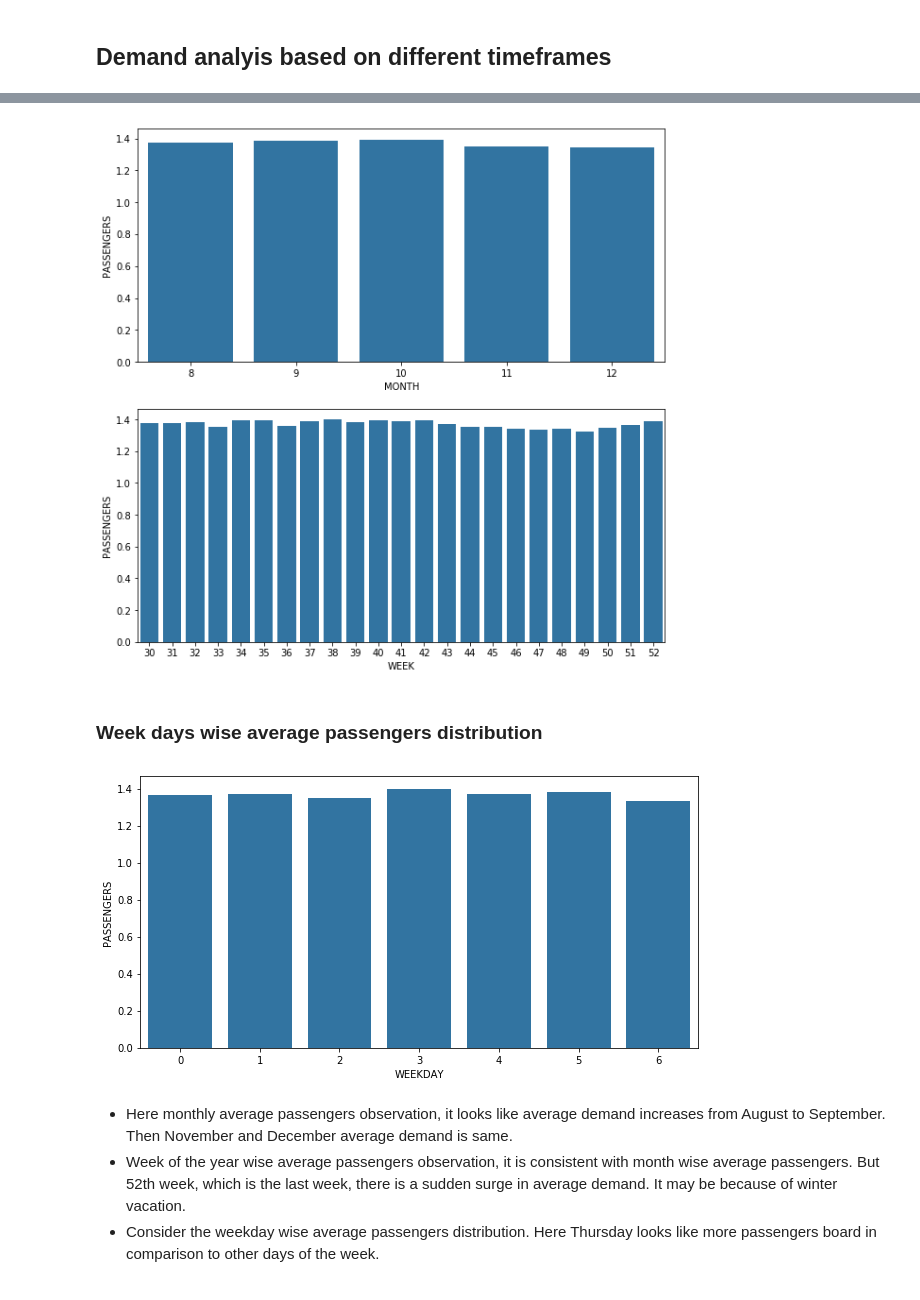
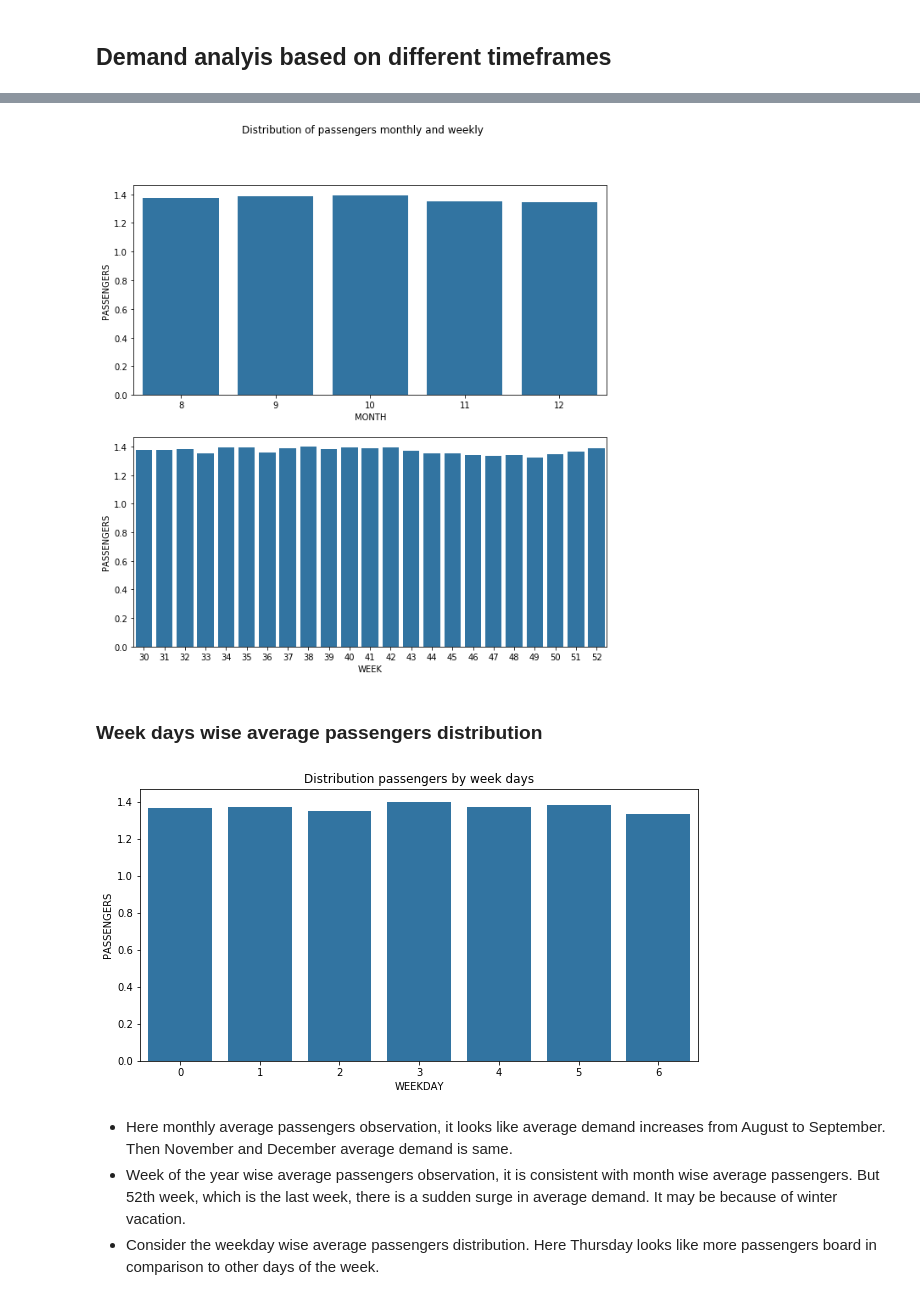
Before and after one commit to vaibhavmaurya/BusAndTicketsOptimization, a Jupyter notebook: notebooks/PassengersDistributionAnalysis.ipynb, the cells around one changed output, grey strips where cells are left out. Saved outputs shown, nothing was run; the diff lists cells and outputs as text; code cells hidden in the pictures.

```diff
--- a/notebooks/PassengersDistributionAnalysis.ipynb
+++ b/notebooks/PassengersDistributionAnalysis.ipynb
@@ -62,21 +64,23 @@ def distributionPlot(a, ax):
 # %%
 fig, ax = plt.subplots(nrows=2, figsize = [10,10])
 
 default_color = sb.color_palette()[0]
 
 for x,y in [(0,"MONTH"),(1,"WEEK")]:
     distributionPlot(df.groupby(y).PASSENGERS.mean(), ax[x])
 
-plt.show()
+fig.suptitle("Distribution of passengers monthly and weekly")
+plt.show();
 # %% [output]
-[figure, old version]
+[figure, new version]
 # %% [markdown]
 ### Week days wise average passengers distribution
 # %%
 fig, ax = plt.subplots(nrows=1, figsize = [10,5])
 distributionPlot(df.groupby("WEEKDAY").PASSENGERS.mean(), ax)
+plt.title("Distribution passengers by week days");
 # %% [output]
-[figure, old version]
+[figure, new version]
 # %% [markdown]
 - Here monthly average passengers observation, it looks like average demand increases from August to September. Then November and December average demand is same.
 - Week of the year wise average passengers observation, it is consistent with month wise average passengers. But 52th week, which is the last week, there is a sudden surge in average demand. It may be because of winter vacation.
```
Also changed, not shown: parts of 7 cells of this notebook, 4 other files.
